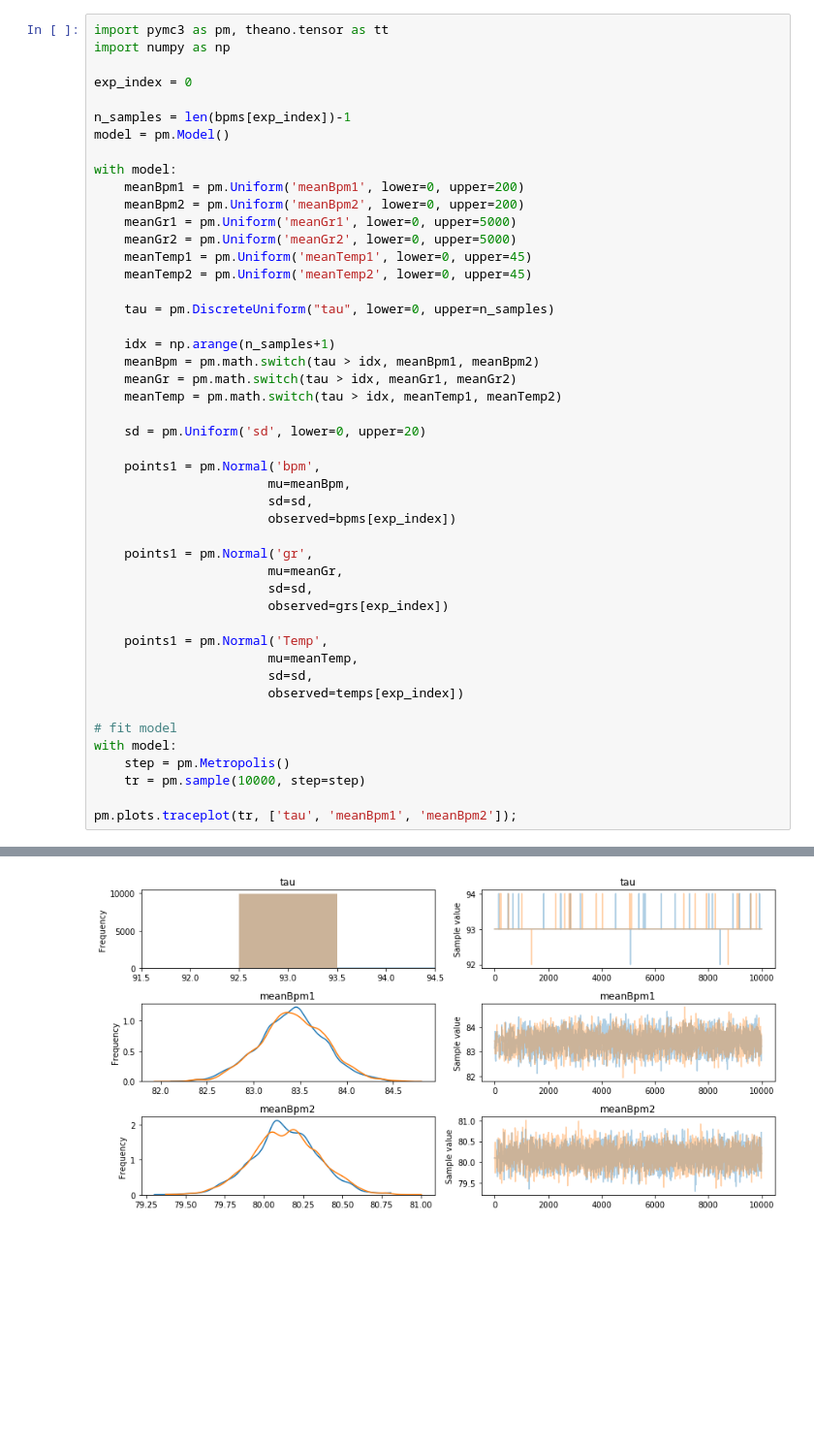
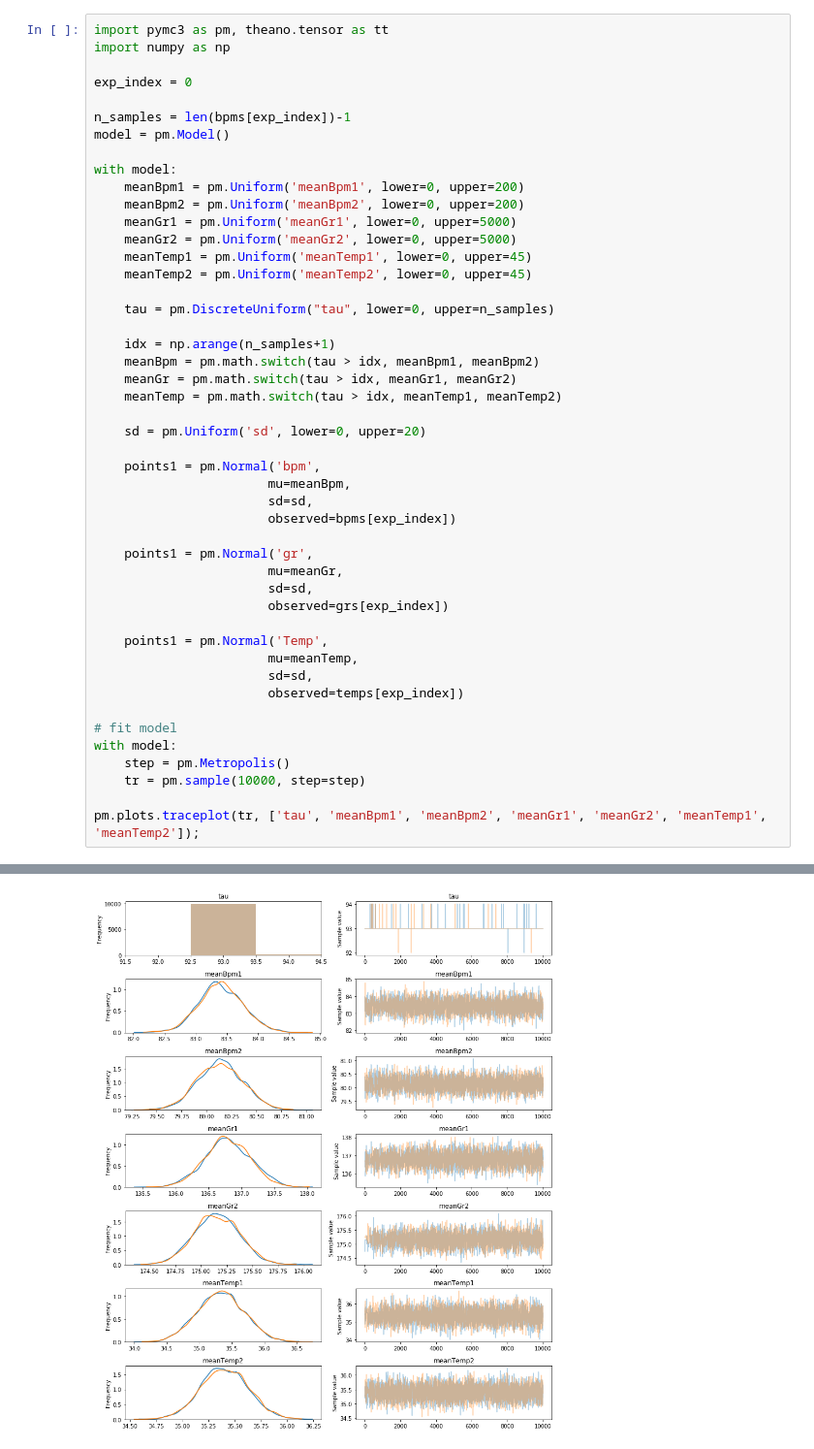
Before and after one commit to mathigatti/EmotionsInferenceWithMicrosoftBand, a Jupyter notebook: TP-Final.ipynb, the cells around one changed output, grey strips where cells are left out. Shown at 97% size. Saved outputs shown, nothing was run; the diff lists cells and outputs as text; blank space fills up the shorter version.

```diff
--- a/TP-Final.ipynb
+++ b/TP-Final.ipynb
@@ -101,32 +105,32 @@ with model:
                        sd=sd,
                        observed=bpms[exp_index])
 
     points1 = pm.Normal('gr',
                        mu=meanGr,
                        sd=sd,
                        observed=grs[exp_index])
 
     points1 = pm.Normal('Temp',
                        mu=meanTemp,
                        sd=sd,
                        observed=temps[exp_index])
 
 # fit model
 with model:
     step = pm.Metropolis()
     tr = pm.sample(10000, step=step)
 
-pm.plots.traceplot(tr, ['tau', 'meanBpm1', 'meanBpm2']);
+pm.plots.traceplot(tr, ['tau', 'meanBpm1', 'meanBpm2', 'meanGr1', 'meanGr2', 'meanTemp1', 'meanTemp2']);
 # %% [output]
 Multiprocess sampling (2 chains in 2 jobs)
 CompoundStep
 >Metropolis: [sd_interval__]
 >Metropolis: [tau]
 >Metropolis: [meanTemp2_interval__]
 >Metropolis: [meanTemp1_interval__]
 >Metropolis: [meanGr2_interval__]
 >Metropolis: [meanGr1_interval__]
 >Metropolis: [meanBpm2_interval__]
 >Metropolis: [meanBpm1_interval__]
 The number of effective samples is smaller than 25% for some parameters.
-[figure, old version]
+[figure, new version]
```
Also changed, not shown: parts of 6 cells of this notebook.
